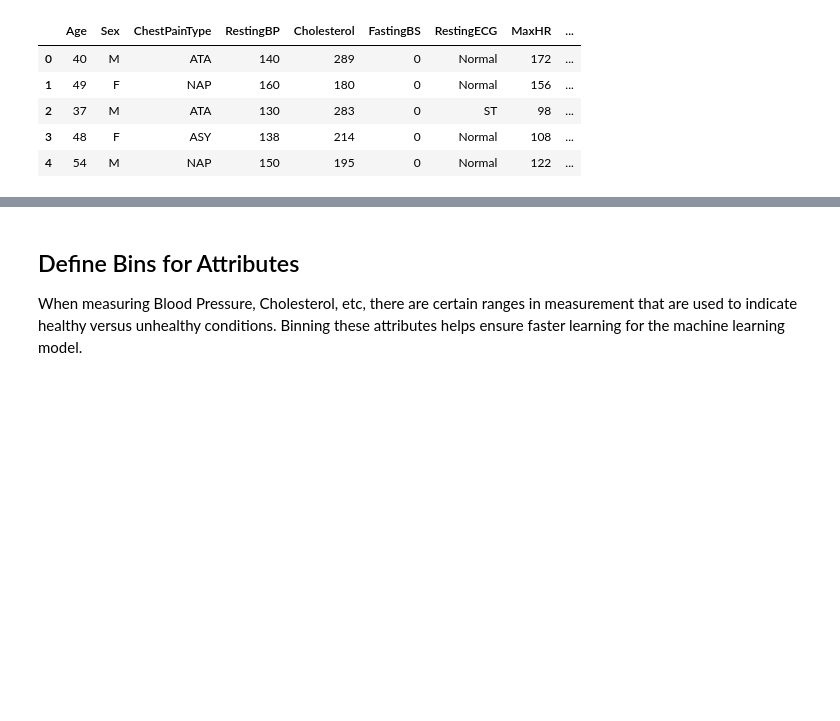
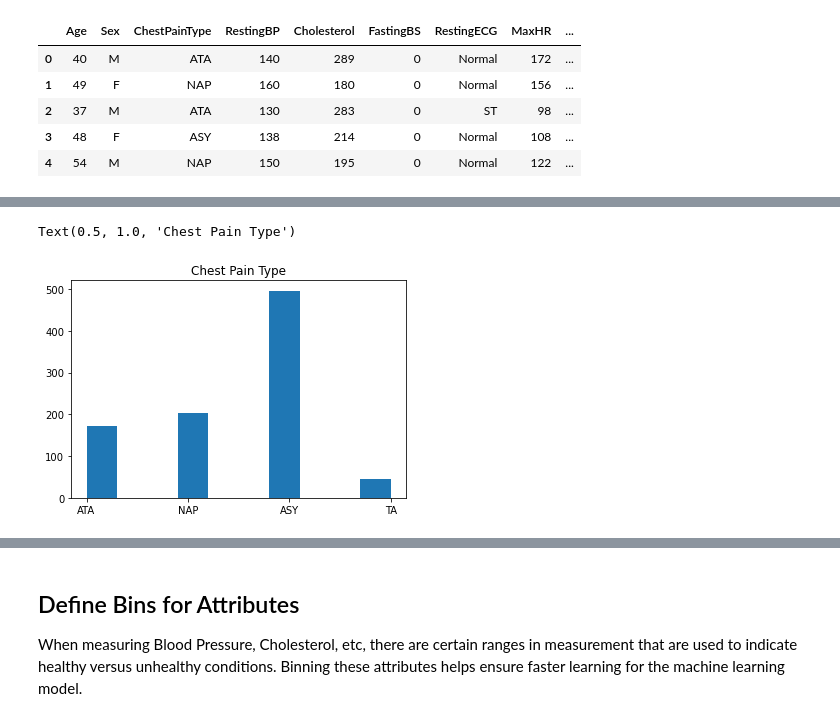
Before and after one commit to jhk0/csc511-term-project, a Jupyter notebook: data_preprocessing.ipynb, the cells around one changed output, grey strips where cells are left out. Drawn from its saved outputs; the diff is of its cells as text; code cells hidden in the pictures; blank space fills up the shorter version.

```diff
--- a/data_preprocessing.ipynb
+++ b/data_preprocessing.ipynb
@@ -34,0 +55,7 @@ df.head()
+# %%
+# Chest Pain Type
+df['ChestPainType'].hist(grid=False)
+plt.title('Chest Pain Type')
+# %% [output]
+Text(0.5, 1.0, 'Chest Pain Type')
+[figure, added]
```
Also changed, not shown: parts of 24 cells of this notebook, 3 other files.
